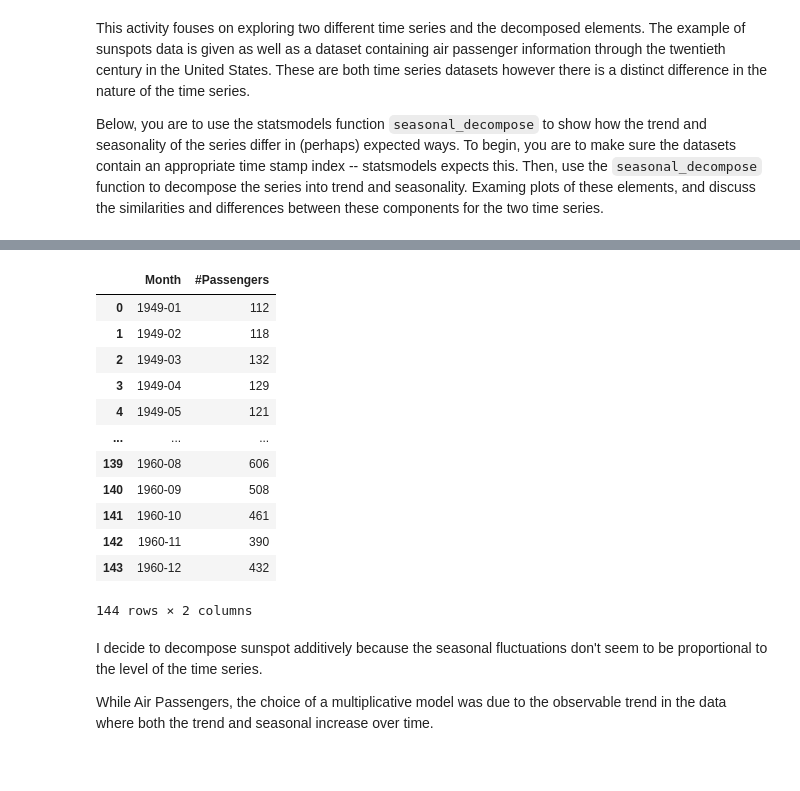
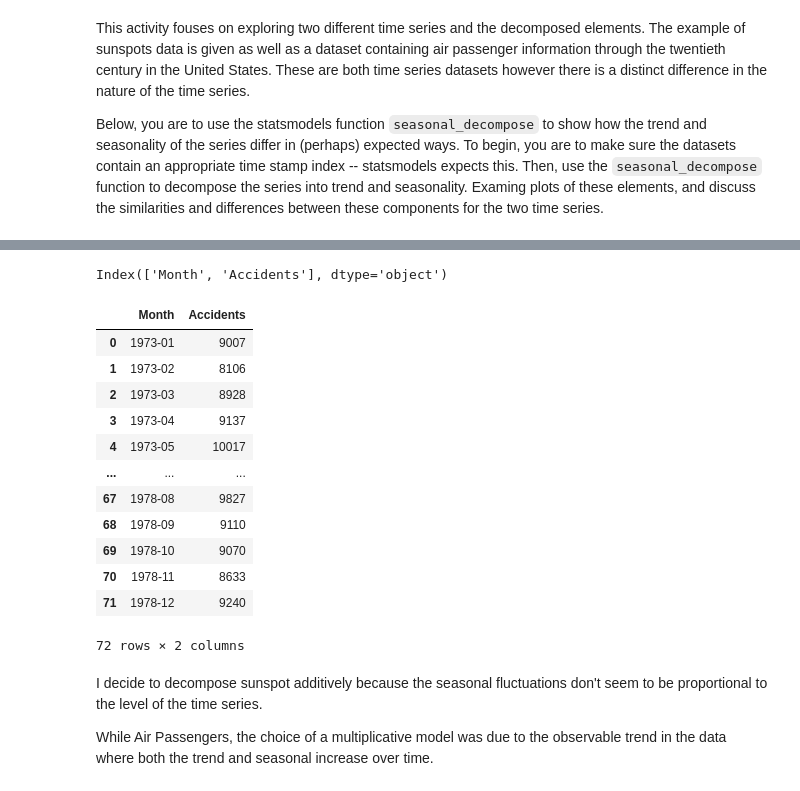
Before and after one commit to dcnguyen060899/UCBerkleyML-AI-TryIts, a Jupyter notebook: module 10/src/try-it-10.1-starter.ipynb, the cells around one changed output, grey strips where cells are left out. Cells and saved outputs as stored; diff of their text form; code cells hidden in the pictures.

Commit message:
update module 10.2

```diff
--- a/module 10/src/try-it-10.1-starter.ipynb
+++ b/module 10/src/try-it-10.1-starter.ipynb
@@ -36,19 +42,33 @@ air = pd.read_csv('C:/Users/Duy Nguyen/Downloads/try-it_10_1_starter/try-it_10_1
-# %%
-air
-# %% [output]
-|  | Month | #Passengers |
-| 0 | 1949-01 | 112 |
-| 1 | 1949-02 | 118 |
-| 2 | 1949-03 | 132 |
-| 3 | 1949-04 | 129 |
-| 4 | 1949-05 | 121 |
-| ... | ... | ... |
-| 139 | 1960-08 | 606 |
-| 140 | 1960-09 | 508 |
-| 141 | 1960-10 | 461 |
-| 142 | 1960-11 | 390 |
-| 143 | 1960-12 | 432 |
-144 rows × 2 columns
+# %%
+sunspots = sm.datasets.sunspots.load_pandas().data
+air = pd.read_csv(r'C:\Users\Duy Nguyen\Downloads\UCBerkleyML-AI-TryIts\module 10\data\AirPassengers.csv')
+# air = pd.read_csv('/Users/ihduynguyen/Downloads/module 10/data/AirPassengers.csv')
+acc_death_us = pd.read_csv(r'C:\Users\Duy Nguyen\Downloads\UCBerkleyML-AI-TryIts\module 10\data\accidental-deaths-in-usa-monthly.csv')
+# acc_death_us = pd.read_csv('/Users/ihduynguyen/Downloads/module 10/data/accidental-deaths-in-usa-monthly.csv')
+# %%
+# Assuming 'data' is your pandas DataFrame
+acc_death_us.rename(columns={'Accidental deaths in USA: monthly, 1973 ? 1978': 'Accidents'}, inplace=True)
+
+# Verify the change
+print(acc_death_us.columns)
+# %% [output]
+Index(['Month', 'Accidents'], dtype='object')
+# %%
+acc_death_us
+# %% [output]
+|  | Month | Accidents |
+| 0 | 1973-01 | 9007 |
+| 1 | 1973-02 | 8106 |
+| 2 | 1973-03 | 8928 |
+| 3 | 1973-04 | 9137 |
+| 4 | 1973-05 | 10017 |
+| ... | ... | ... |
+| 67 | 1978-08 | 9827 |
+| 68 | 1978-09 | 9110 |
+| 69 | 1978-10 | 9070 |
+| 70 | 1978-11 | 8633 |
+| 71 | 1978-12 | 9240 |
+72 rows × 2 columns
 # %%
 air['Month'] = pd.to_datetime(air['Month'])
 # %%
```
Also changed, not shown: parts of 7 cells of this notebook, 9 other files.
